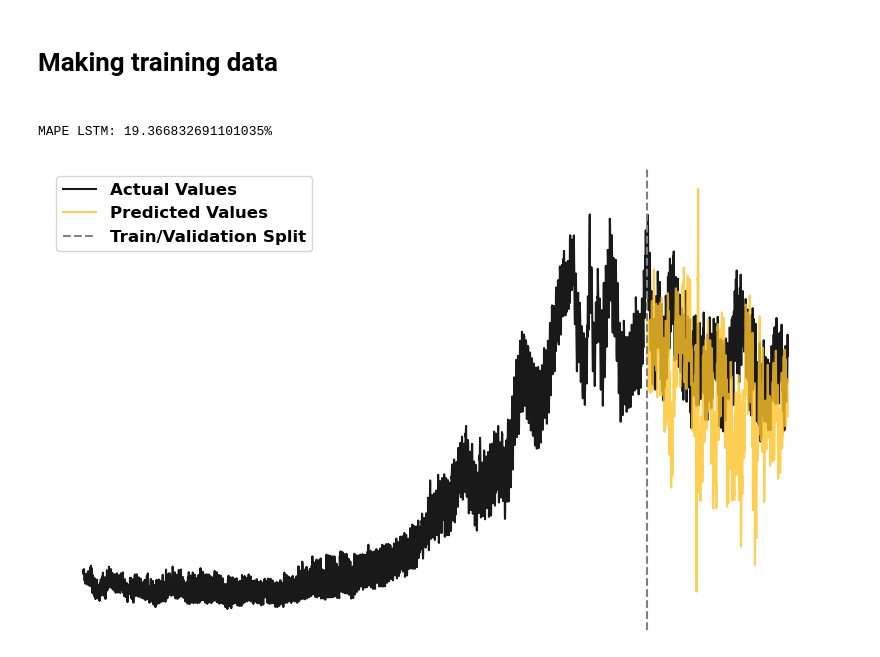
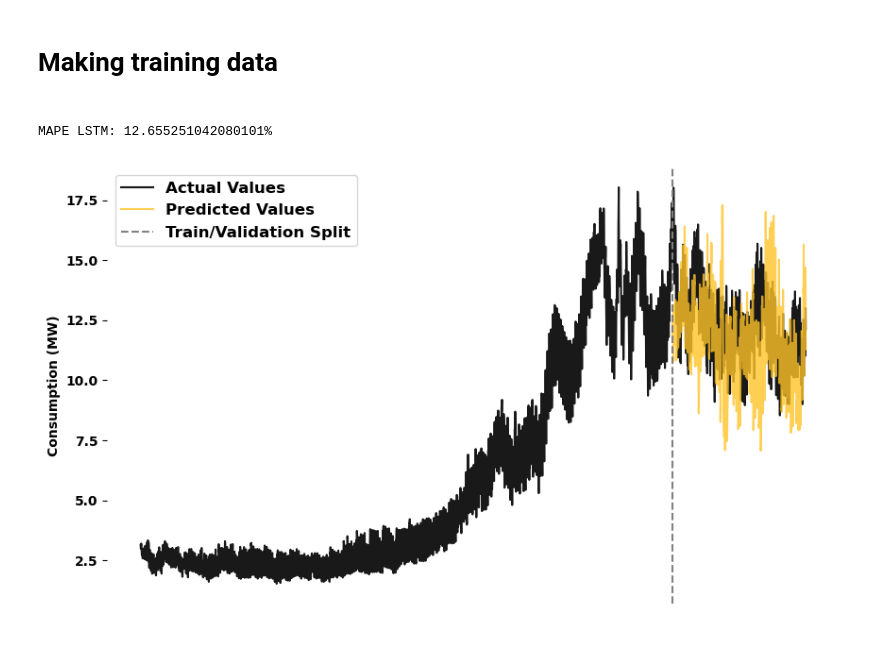
Before and after one commit to axelandreassen/ANEO_Data_Science, a Jupyter notebook: LSTM_and_Baseline.ipynb, the cells around one changed output. Cells and saved outputs as stored; diff of their text form; code cells hidden in the pictures.

Commit message:
Latest runs and plots

```diff
--- a/LSTM_and_Baseline.ipynb
+++ b/LSTM_and_Baseline.ipynb
@@ -51,8 +51,10 @@ plt.plot(plot_df['consumption'])
 # %%
 CONSUMPTION_DFS = [oslo_consumption,stavanger_consumption,trondheim_consumption,tromso_consumption,bergen_consumption]
 
-cols_to_standard_normal = ["temperature","delta_temp"]
-cols_to_normalize_01 = ["consumption","spot_price"]
+cols_to_standard_normal = ["temperature","delta_temp","consumption"]
+cols_to_normalize_01 = ["spot_price"]
+
+REVERSE_CONSUMPTION_NORMALIZATION = []
 
 for df in CONSUMPTION_DFS:
     df["delta_temp"] = df["temperature"]-df["temperature"].shift(1)
@@ -61,6 +63,8 @@ for df in CONSUMPTION_DFS:
 
     for col in cols_to_standard_normal:
         mu, sig = df[col].mean(), df[col].std()
+        if col == "consumption":
+            REVERSE_CONSUMPTION_NORMALIZATION.append([mu,sig])
         df[col] = (df[col]-mu)/sig
     for col in cols_to_normalize_01:
         df[col] = (df[col]-df[col].min())/(df[col].max()-df[col].min())
@@ -196,9 +200,11 @@ print(f'Best Hyperparameters: min_lag={best_hyperparams[0]}, max_lag={best_hyper
 print(f'Best MAPE: {best_mape}%')
 """
 data=oslo_with_price
-X, y = create_multivariate_dataset(data, 120, 168)
+X, y = create_multivariate_dataset(data, 134, 168)
 k=5
 kf = KFold(n_splits=k, shuffle=False)
+
+mu, sig = REVERSE_CONSUMPTION_NORMALIZATION[0]
 
 for train_index, val_index in kf.split(X):
     X_train, X_val = X[train_index], X[val_index]
@@ -215,40 +221,40 @@ for train_index, val_index in kf.split(X):
     model.fit(X_train, y_train, epochs=5, verbose=0)
 
     # Making predictions
     y_pred = model.predict(X_val, verbose=0).flatten()
     train_pred = model.predict(X_train, verbose=0).flatten()
 
-mape = np.mean(np.abs((y_val - y_pred) / y_val)) * 100
+mape = np.mean(np.abs((y_val*sig - y_pred*sig) / (y_val*sig+mu))) * 100
 print(f'MAPE LSTM: {mape}%')
 
  # Create an array of indices for plotting
 xs = range(len(y))
 xs_train = range(len(train_pred))
 xs_oos = range(len(train_pred),len(train_pred)+len(y_pred))
 
 # Plot actual values and predictions
 plt.figure(figsize=(10, 6))
-plt.plot(xs, y, label='Actual Values', color='black', alpha=0.9)
+plt.plot(xs, y*sig+mu, label='Actual Values', color='black', alpha=0.9)
 #plt.plot(xs_train, train_pred, label='In-sample Predictions', color='green',alpha=0.2)
-plt.plot(xs_oos, y_pred, label='Predicted Values', color='#FFC328', alpha=0.8)
+plt.plot(xs_oos, y_pred*sig+mu, label='Predicted Values', color='#FFC328', alpha=0.8)
 plt.axvline(len(train_pred), linestyle='--', color='gray', label='Train/Validation Split')
 #plt.title(f"LSTM Predictions vs Actual Values - Oslo")
 plt.gca().spines['top'].set_visible(False)
 plt.gca().spines['right'].set_visible(False)
 plt.gca().spines['bottom'].set_visible(False)
 plt.gca().spines['left'].set_visible(False)
 #plt.xlabel('Time')
 plt.xticks([])
-plt.yticks([])
-#plt.ylabel('Values')
+plt.yticks(fontweight = 'bold')
+plt.ylabel(f'Consumption (MW)', fontweight='bold')
 plt.legend(fontsize=14)
 legend = plt.legend(fontsize='12')
 for text in legend.get_texts():
     text.set_fontweight('bold')
 plt.show()
 # %% [output]
-MAPE LSTM: 19.366832691101035%
+MAPE LSTM: 12.655251042080101%
-[figure, old version]
+[figure, new version]
 # %%
 # Function to create a simple baseline model
 def baseline_model(y, min_lag):
```
Also changed, not shown: parts of 2 cells of this notebook, 8 other files.
